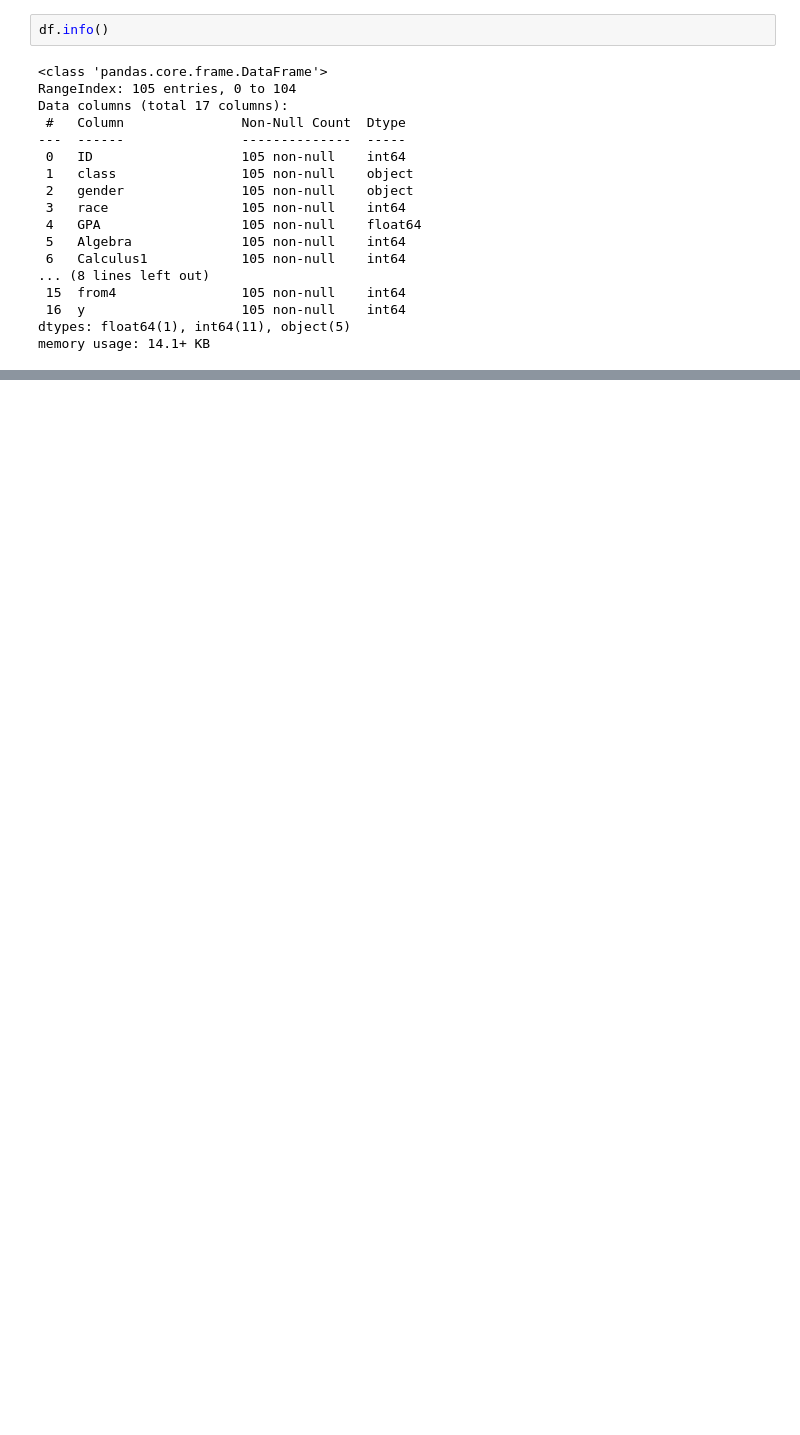
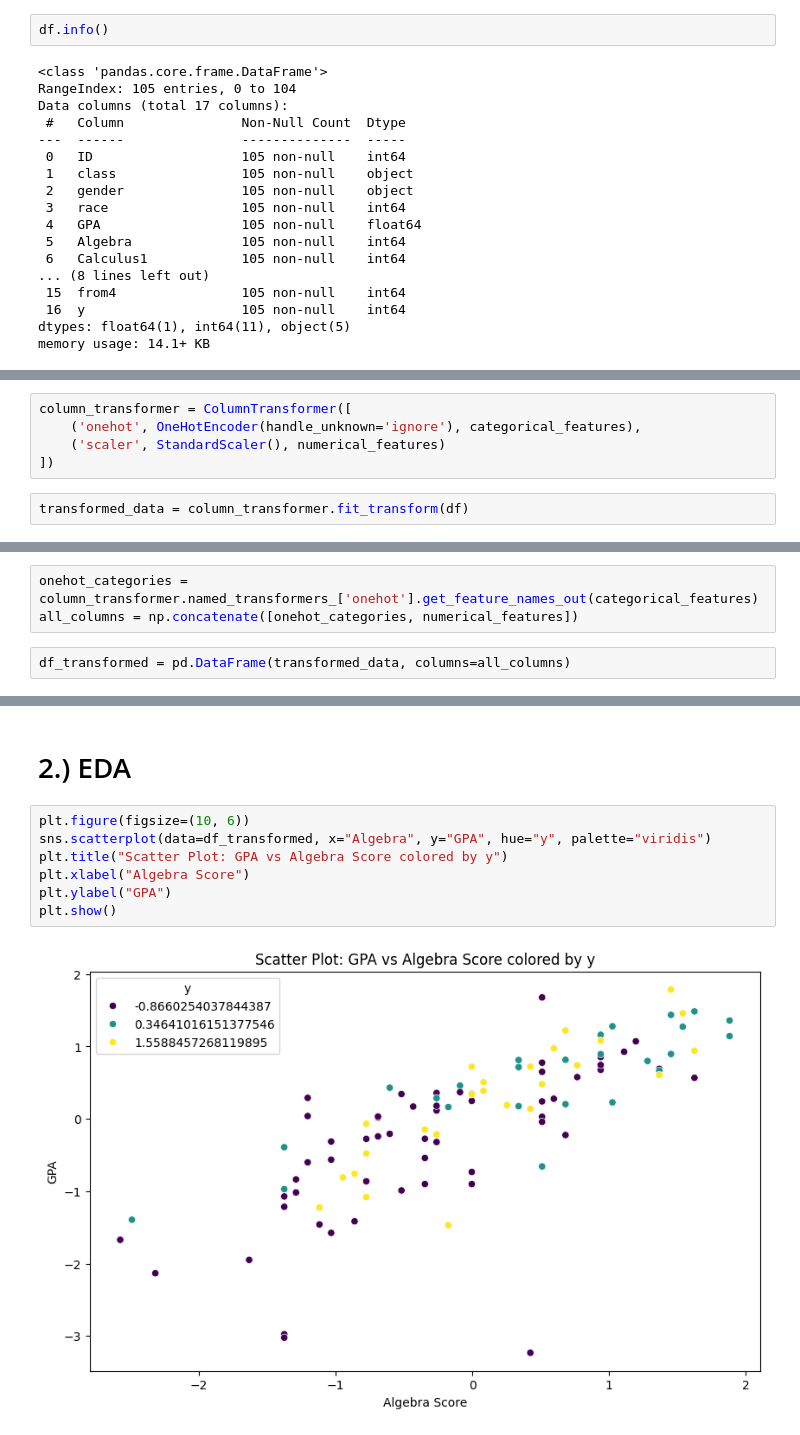
Before and after one commit to Aman-Darrell/Data-Science, a Jupyter notebook: Students_Data.ipynb, the cells around one changed output, grey strips where cells are left out. Cells and saved outputs as stored; diff of their text form; blank space fills up the shorter version.

```diff
--- a/Students_Data.ipynb
+++ b/Students_Data.ipynb
@@ -71,0 +67,7 @@ df.describe()
+# %%
+column_transformer = ColumnTransformer([
+    ('onehot', OneHotEncoder(handle_unknown='ignore'), categorical_features),
+    ('scaler', StandardScaler(), numerical_features)
+])
+# %%
+transformed_data = column_transformer.fit_transform(df)
@@ -71,0 +76,5 @@ df.describe()
+# %%
+onehot_categories = column_transformer.named_transformers_['onehot'].get_feature_names_out(categorical_features)
+all_columns = np.concatenate([onehot_categories, numerical_features])
+# %%
+df_transformed = pd.DataFrame(transformed_data, columns=all_columns)
@@ -71,0 +91,11 @@ df.describe()
+# %% [markdown]
+# 2.) EDA
+# %%
+plt.figure(figsize=(10, 6))
+sns.scatterplot(data=df_transformed, x="Algebra", y="GPA", hue="y", palette="viridis")
+plt.title("Scatter Plot: GPA vs Algebra Score colored by y")
+plt.xlabel("Algebra Score")
+plt.ylabel("GPA")
+plt.show()
+# %% [output]
+[figure, added]
```
Also changed, not shown: parts of 21 cells of this notebook, 1 other file.
